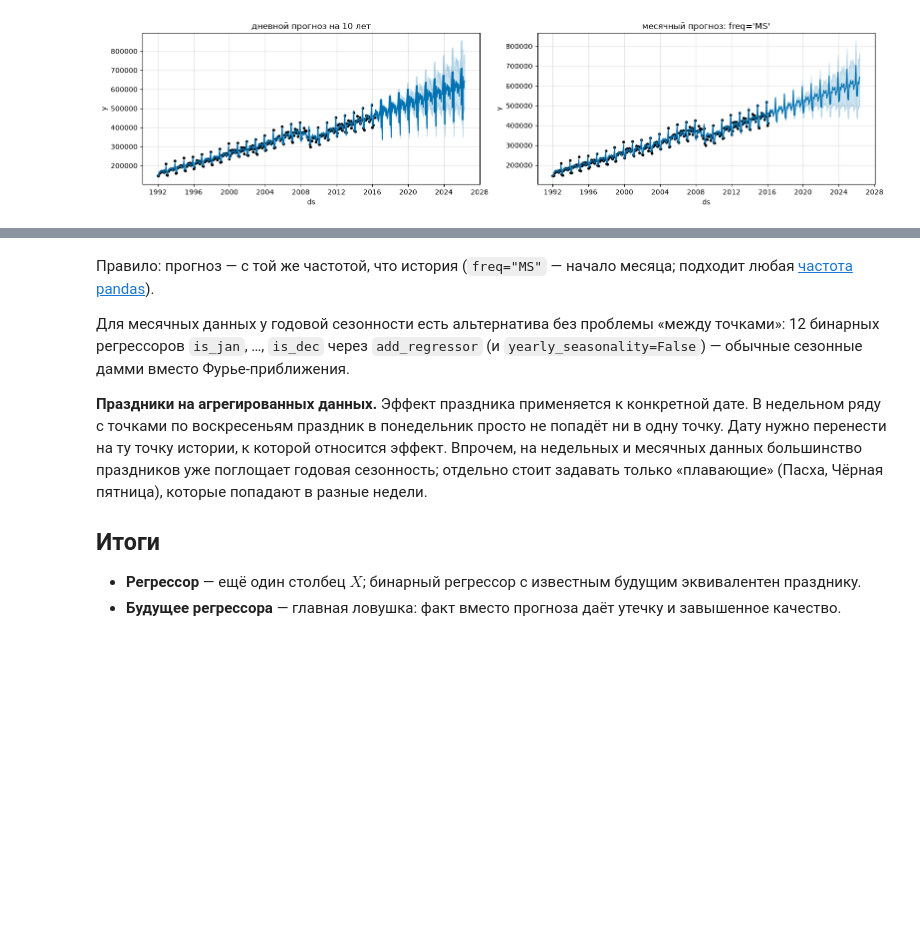
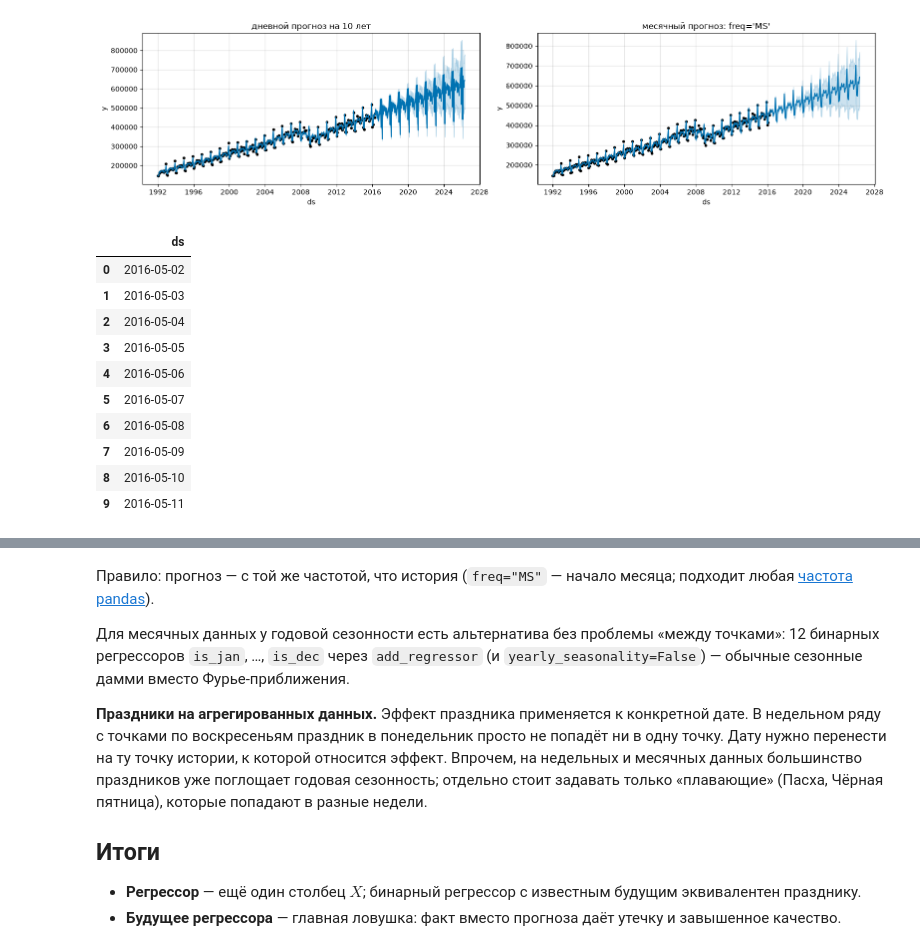
Before and after one commit to alex-hse-repository/time-series-cu-2026, a Jupyter notebook: week_8/part_1/Prophet 3. Внешняя информация и неудобные данные.ipynb, the cells around one changed output, grey strips where cells are left out. Drawn from its saved outputs; the diff is of its cells as text; code cells hidden in the pictures; blank space fills up the shorter version.

```diff
--- a/week_8/part_1/Prophet 3. Внешняя информация и неудобные данные.ipynb
+++ b/week_8/part_1/Prophet 3. Внешняя информация и неудобные данные.ipynb
@@ -387,3 +387,17 @@ for ax, (title, fut) in zip(axes, [
 plt.tight_layout()
 # %% [output]
 [figure]
+# %%
+m.make_future_dataframe(periods=10, include_history=False)
+# %% [output]
+|  | ds |
+| 0 | 2016-05-02 |
+| 1 | 2016-05-03 |
+| 2 | 2016-05-04 |
+| 3 | 2016-05-05 |
+| 4 | 2016-05-06 |
+| 5 | 2016-05-07 |
+| 6 | 2016-05-08 |
+| 7 | 2016-05-09 |
+| 8 | 2016-05-10 |
+| 9 | 2016-05-11 |
```
Also changed, not shown: parts of 5 cells of this notebook, 4 other files.
